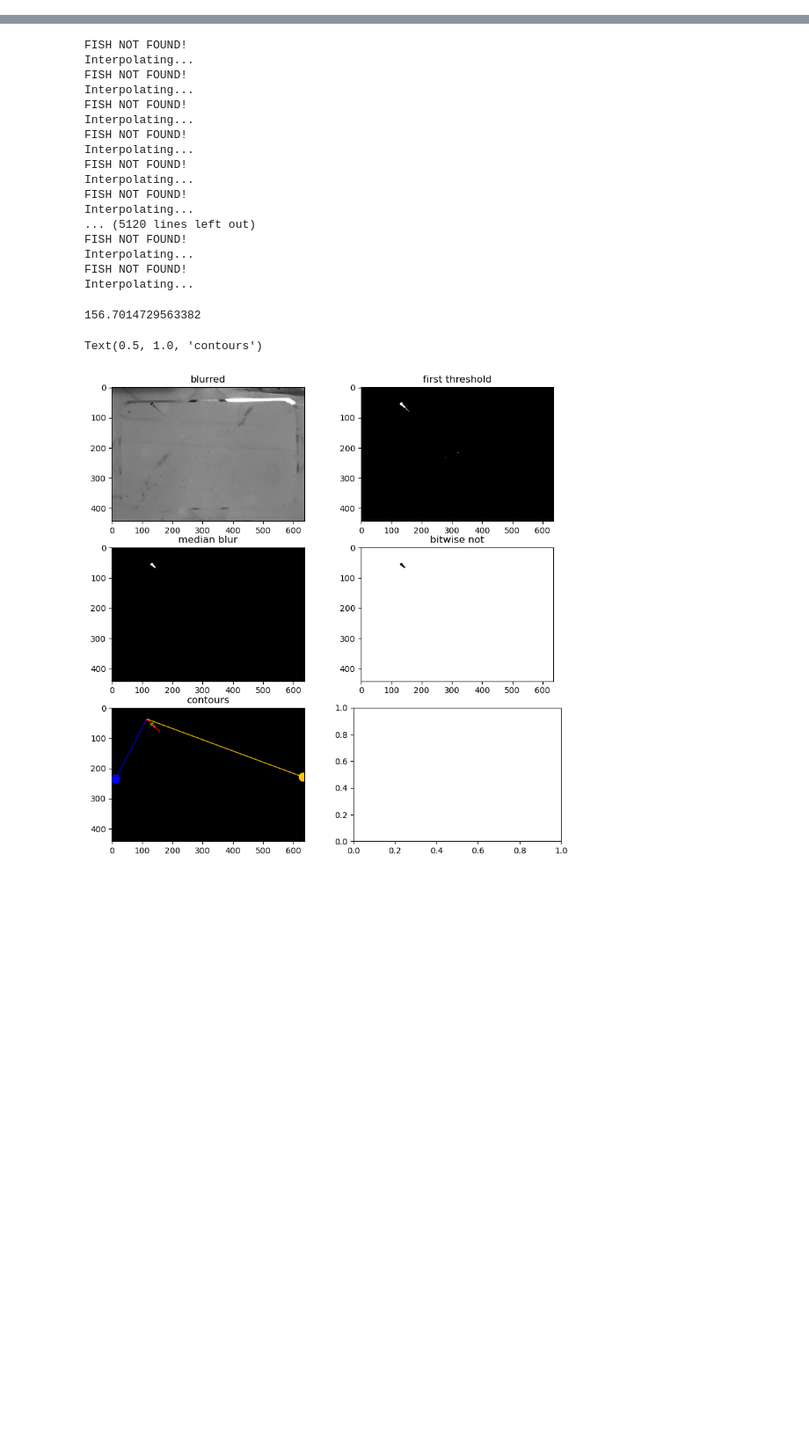
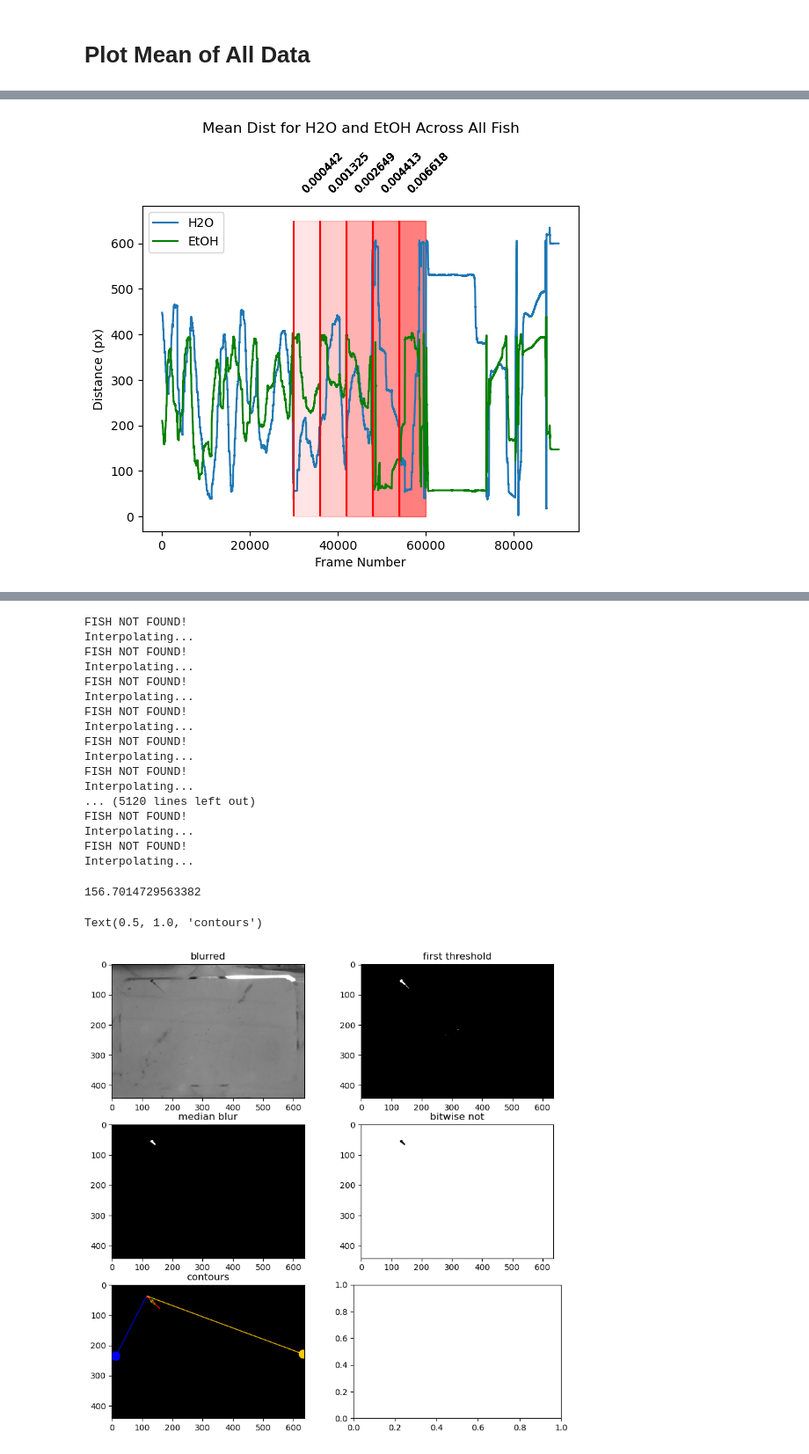
Before and after one commit to jmdelahanty/ahrens_rotation, a Jupyter notebook: fish_position.ipynb, the cells around one changed output, grey strips where cells are left out. Shown at 88% size. Cells and saved outputs as stored; diff of their text form; code cells hidden in the pictures; blank space fills up the shorter version.

```diff
--- a/fish_position.ipynb
+++ b/fish_position.ipynb
@@ -461,10 +0,0 @@ plt.close('all')
-# %%
-numBinsX = 10
-
-aspectRatio = roi[2]/roi[3]
-
-numBinsY=int(np.ceil(numBinsX*aspectRatio))
-
-dim=np.array([int(roi[3]),int(roi[2])])
-
-heatMap , heatMapData_pre , _ = constructHeatMap(c, dim, numBinsX, numBinsY, c.shape[0])
@@ -480,0 +592,4 @@ plt.plot( c[:,0] , c[:,1] , '--w' )
+# %%
+Tk().withdraw()
+data_directory = Path(askdirectory())
+h5_files = sorted([file for file in data_directory.glob("*/*/*.h5")])
@@ -480,0 +717,60 @@ plt.plot( c[:,0] , c[:,1] , '--w' )
+# %% [markdown]
+# Plot Mean of All Data
+# %%
+all_h2o = []
+all_etoh = []
+
+for i in h5_files:
+    print(f"Processing file: {i}")
+    with h5py.File(i, 'r') as file:
+        h2o_data = file['dist_h2o']
+        etoh_data = file['dist_etoh']
+        h2o = np.array(h2o_data[0:90000])
+        etoh = np.array(etoh_data[0:90000])
+        all_h2o.append(h2o)
+        all_etoh.append(etoh)
+
+
+# Stack the data vertically
+stacked_all_h2o = np.vstack(all_h2o)
+stacked_all_etoh = np.vstack(all_etoh)
+stacked_all_h2o_mean = np.nanmean(stacked_all_h2o, axis=0)
+stacked_all_etoh_mean = np.nanmean(stacked_all_h2o, axis=0)
+
+rectangles = []
+achors = []
+annotations = []
+counter = 0
+for i in range(30000, 60000, 6000):
+    counter += 1
+    alpha = 0.10
+    rectangles.append(
+        Rectangle((i, 0), 6000, 650, angle=0.0, color='red', alpha=alpha*counter)
+    )
+    rectangles2.append(
+        Rectangle((i, 0), 6000, 650, angle=0.0, color='red', alpha=alpha*counter)
+    )
+    rectangle_anchor = (i, 0)
+    annotations = calculate_etoh_concentration()
+    anchors.append(rectangle_anchor)
+fig, axis = plt.subplots()
+axis.plot(x, label='H2O')
+axis.plot(y, label='EtOH', color='green')
+axis.vlines(stim_positions, 0, 650, color='red')
+for rectangle in rectangles:
+    axis.add_patch(rectangle)
+    for annotation, anchor in zip(annotations, anchors):
+        axis.annotate(annotation,
+                          xy=anchor,
+                          xytext=(5, 265),
+                          textcoords='offset points',
+                          fontsize=9,
+                          color='black',
+                          rotation=45)
+axis.set_xlabel("Frame Number")
+axis.set_ylabel("Distance (px)")
+axis.set_title("Mean Dist for H2O and EtOH Across All Fish", pad=60)
+axis.legend()
+plt.show()
+plt.close()
+# %% [output]
@@ -480,0 +785 @@ plt.plot( c[:,0] , c[:,1] , '--w' )
+[figure, added]
```
Also changed, not shown: parts of 43 cells of this notebook, 1 other file.
